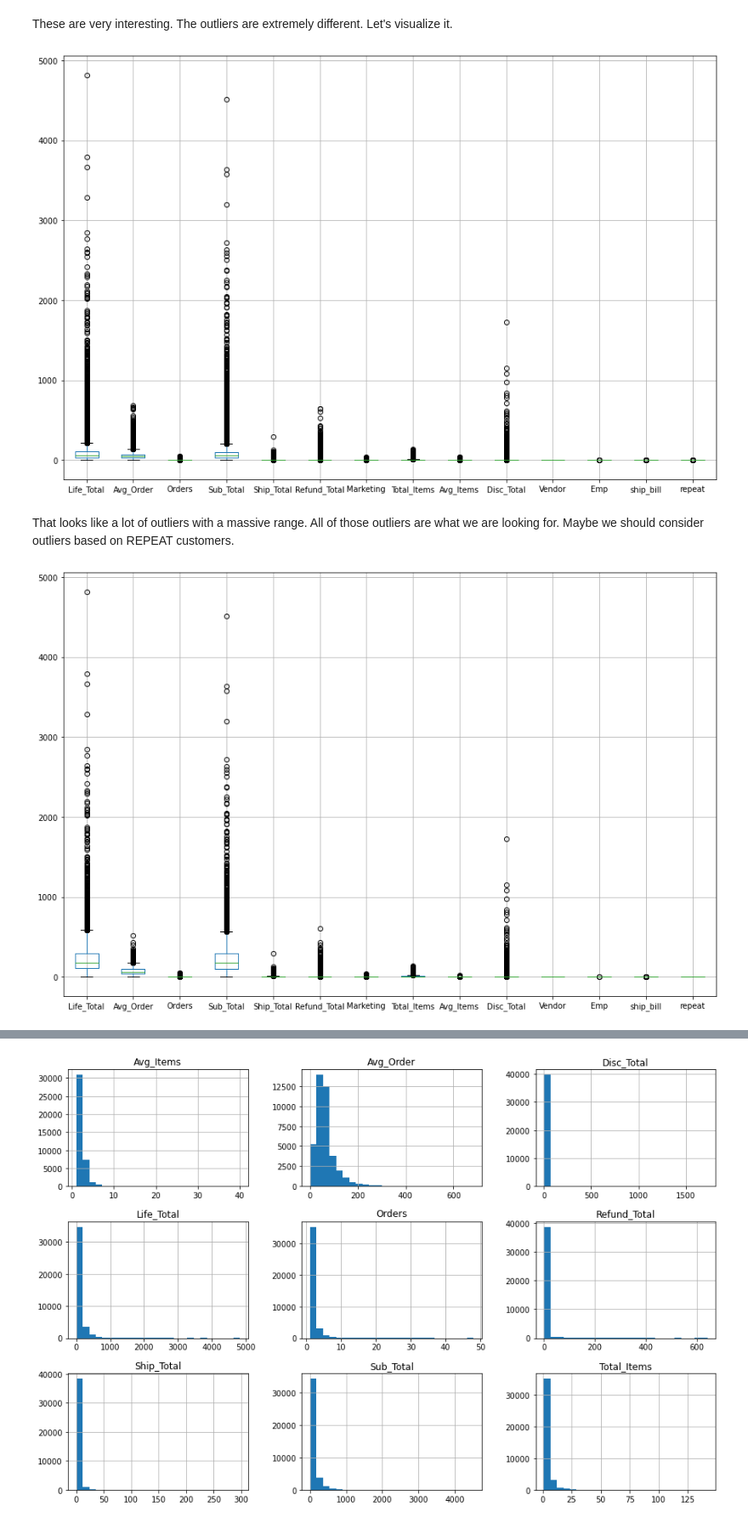
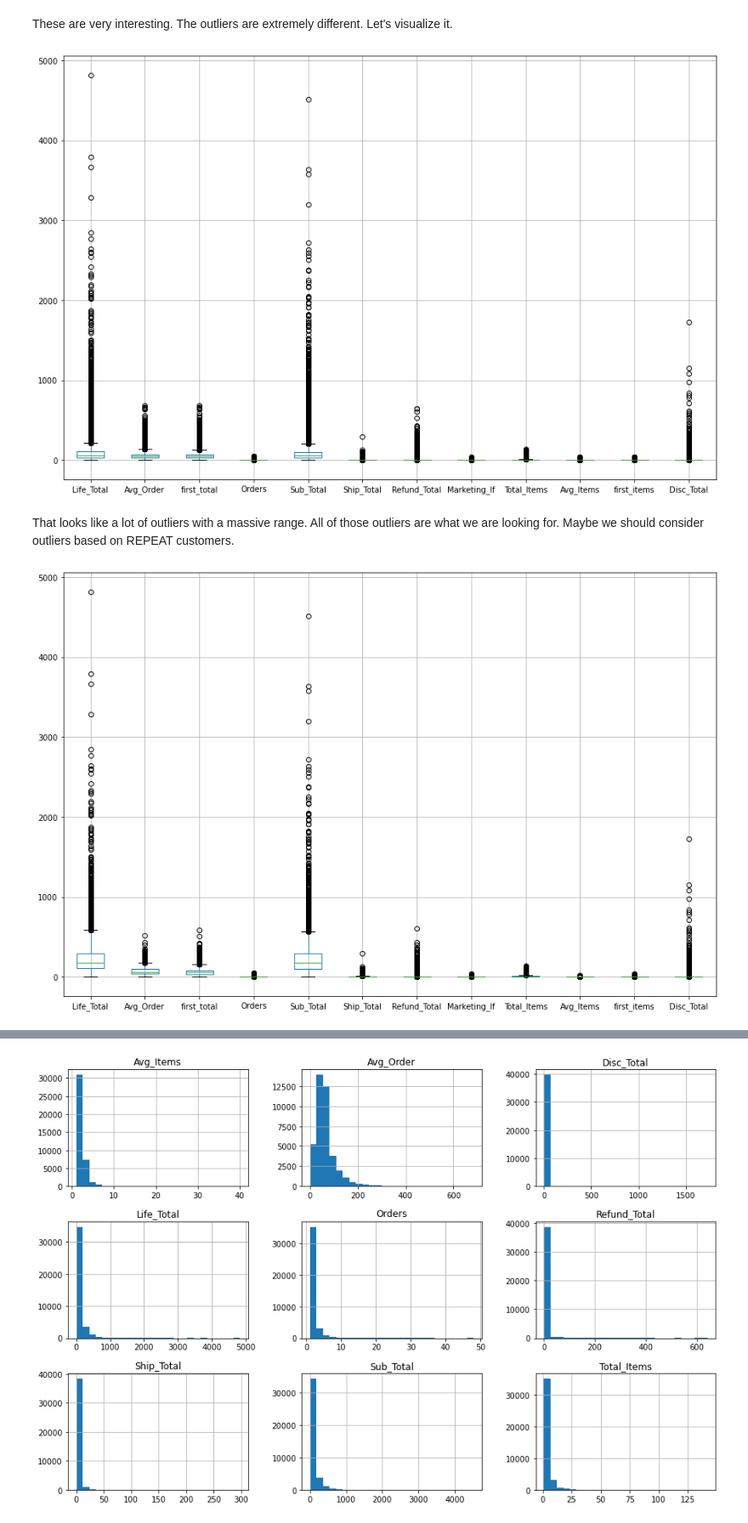
Before and after one commit to shahinrostami/Shopify-CLV, a Jupyter notebook: Cap2_EDA.ipynb, the cells around one changed output, grey strips where cells are left out. Shown at 85% size. Saved outputs shown, nothing was run; the diff lists cells and outputs as text; code cells hidden in the pictures.

Commit message:
Add files via upload
Updated data wrangling to include more features about the first order: total, number of items. Lead SKU was already in there from previous steps.

```diff
--- a/Cap2_EDA.ipynb
+++ b/Cap2_EDA.ipynb
@@ -40,7 +40,7 @@ import pickle
 os.chdir("C:\Springboard\Github\Capstone2_cust\Intermediate_Data")
 # %%
 # load the pickled version of the Customer DF (Cust)
-df = pickle.load(open("Cust3.pkl", "rb"))
+df = pickle.load(open("Cust4.pkl", "rb"))
 # look at the first 10 rows of this file
 df.head(10)
 # %% [output]
@@ -100,14 +100,14 @@ df.describe()
 # %% [markdown]
 These are very interesting. The outliers are extremely different. Let's visualize it.
 # %%
-_ = df.drop('Cust_ID', axis=1).boxplot(figsize=(15,10))
+_ = df.drop(['Cust_ID', 'Emp', 'ship_bill', 'repeat', 'Marketing_first', 'Vendor'], axis=1).boxplot(figsize=(15,10))
 # %% [output]
-[figure, old version]
+[figure, new version]
 # %% [markdown]
 That looks like a lot of outliers with a massive range. All of those outliers are what we are looking for. Maybe we should consider outliers based on REPEAT customers.
 # %%
 rep = df[df['repeat']]
-_ = rep.drop('Cust_ID', axis=1).boxplot(figsize=(15,10))
+_ = rep.drop(['Cust_ID', 'Emp', 'ship_bill', 'repeat', 'Marketing_first', 'Vendor'], axis=1).boxplot(figsize=(15,10))
 # %% [output]
-[figure, old version]
+[figure, new version]
 # %% [markdown]
```
Also changed, not shown: parts of 32 cells of this notebook, 9 other files.
